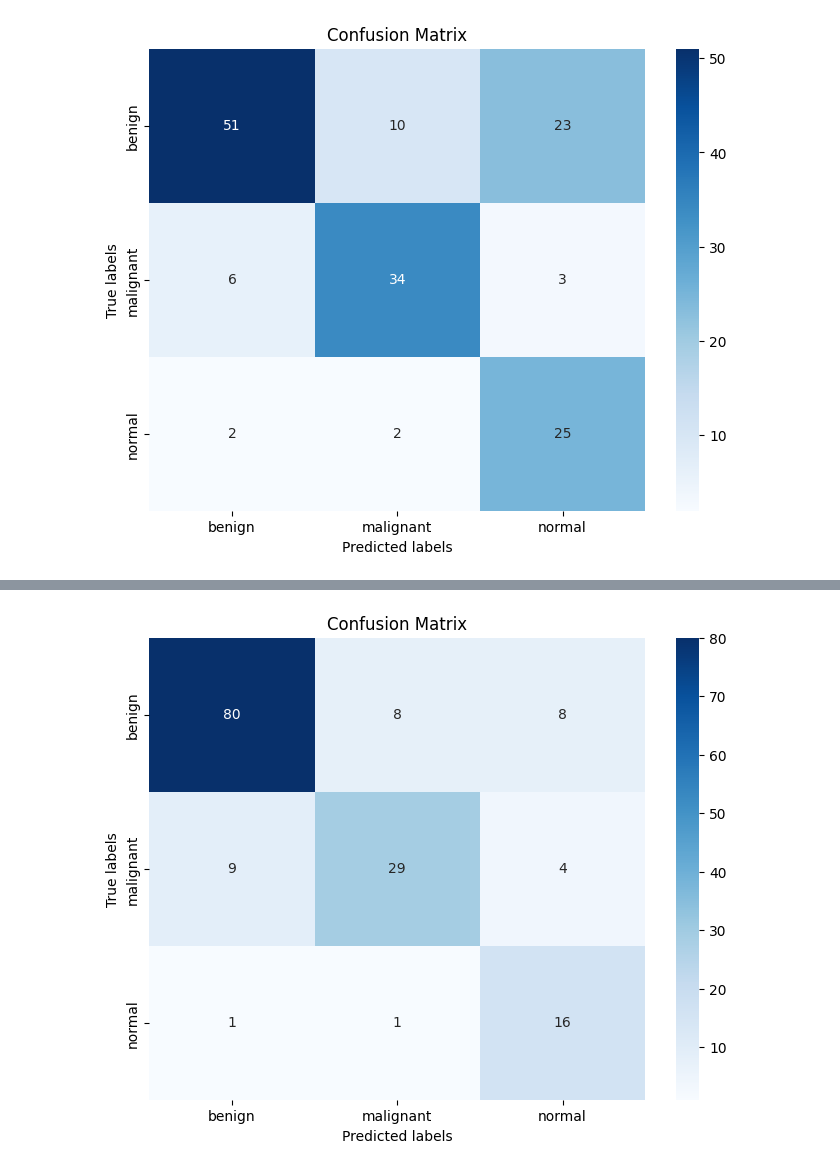
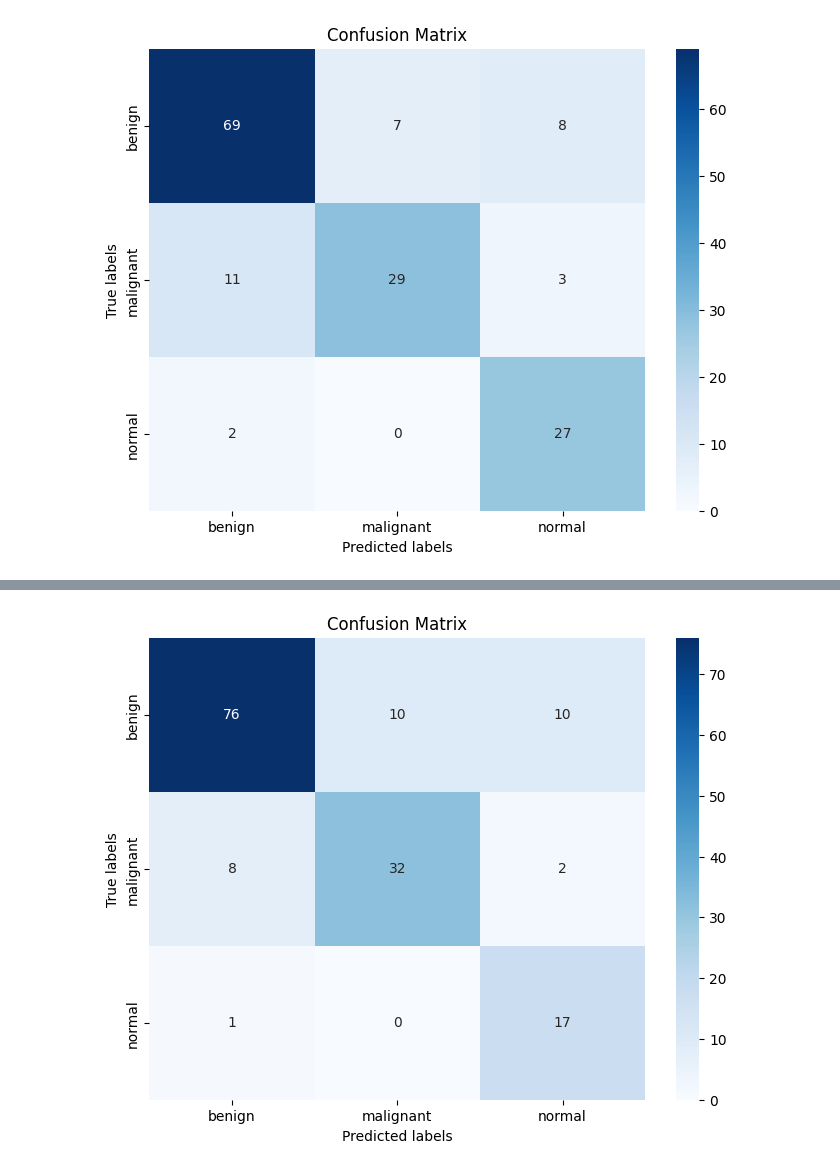
Before and after one commit to rEstela/breast_cancer, a Jupyter notebook: 04_vgg16-kfold.ipynb, the cells around one changed output, grey strips where cells are left out. Drawn from its saved outputs; the diff is of its cells as text; code cells hidden in the pictures.

```diff
--- a/04_vgg16-kfold.ipynb
+++ b/04_vgg16-kfold.ipynb
@@ -68,13 +71,15 @@ def get_model(input_shape=(300,300,3), num_class=3):
     for layer in base_model.layers:
         layer.trainable = False
 
+    inputs = Input(shape=input_shape)
+    x = Lambda(preprocess_input)(inputs)  # Aplicando a função preprocess_input como uma camada Lambda
+    x = base_model(x, training=False)  # Modo de inferência para base_model
     # Adicionar camadas personalizadas
-    model = Sequential()
-    model.add(base_model)
-    model.add(Flatten())
-    model.add(Dense(512, activation='relu'))
-    model.add(Dropout(0.5))
-    model.add(Dense(num_class, activation='softmax'))  # 3 classes: benign, malign, normal
+    x = Flatten()(x)
+    x = Dense(256, activation='relu')(x)
+    x = Dropout(0.5)(x)
+    predictions = Dense(num_class, activation='softmax')(x)
+    model = Model(inputs, predictions)
 
     # Compilar o modelo
     model.compile(optimizer=Adam(), loss='categorical_crossentropy', metrics=['accuracy'])
@@ -140,7 +145,7 @@ def plot_cm(y_true, y_pred_classes, label_encoder):
     plt.show()
 # %%
 # Diretório com suas imagens
-data_dir = 'C:/Users/estel/Documents/Python_Codes/breast_cancer/preprocessed/images/'
+data_dir = 'C:/Users/estela.ribeiro/JupyterNotebooks/side_job_breat_cancer/dataset/images/'
 
 # Carregar os dados
 images, labels, label_encoder = load_data(data_dir)
@@ -168,7 +173,7 @@ for train_index, val_index in kf.split(images):
     model = get_model(input_shape, num_classes)
 
     # Treinar o modelo com pesos de classe
-    model.fit(X_train, y_train, epochs=3, validation_data=(X_val, y_val), class_weight=class_weights)
+    model.fit(X_train, y_train, epochs=5, validation_data=(X_val, y_val), class_weight=class_weights)
 
     # Fazer previsões no conjunto de validação
     y_pred = model.predict(X_val)
@@ -196 +209 @@ Epoch 3/3
-[figure, old version]
+[figure, new version]
@@ -209 +226 @@ Epoch 3/3
-[figure, old version]
+[figure, new version]
```
Also changed, not shown: parts of 2 cells of this notebook.
